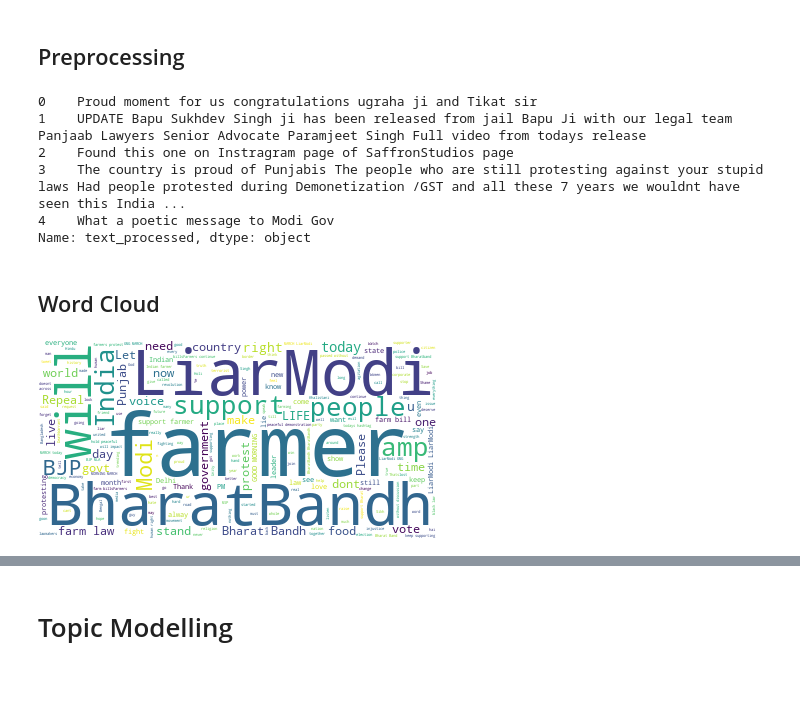
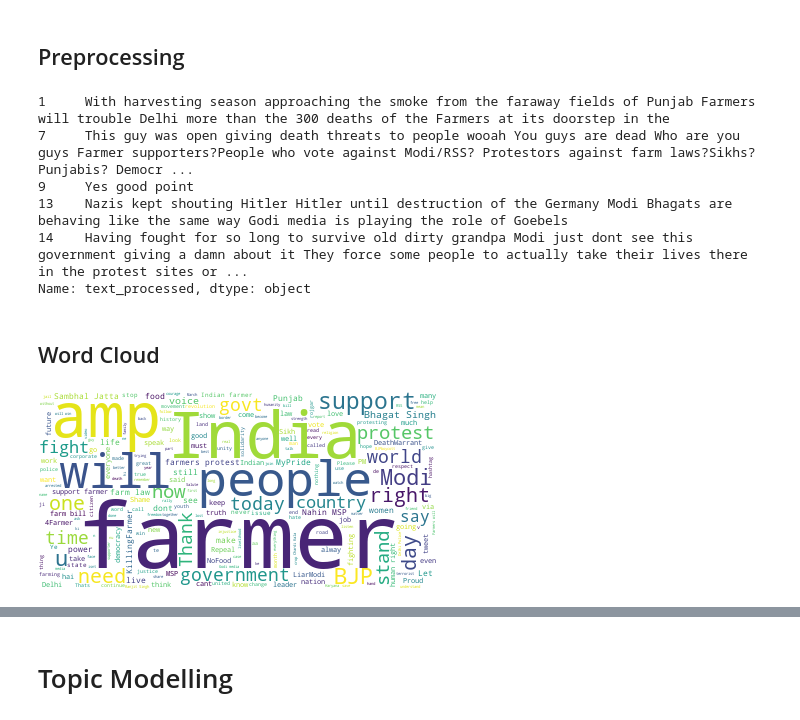
Before and after one commit to RegsonDR/Social-Media-Analytics, a Jupyter notebook: src/main.ipynb, the cells around one changed output, grey strips where cells are left out. Drawn from its saved outputs; the diff is of its cells as text; code cells hidden in the pictures; blank space fills up the shorter version.

```diff
--- a/src/main.ipynb
+++ b/src/main.ipynb
@@ -52,7 +52,7 @@ from nltk.corpus import stopwords
 ## Set up config information
 # %%
 # CSV Names
-RAW_CSV_NAME = "raw_tweets.csv"
+RAW_CSV_NAME = "raw_tweets_general_large.csv"
 PREPROCESSED_CSV_NAME = "preprocessed_tweets.csv"
 
 # Twitter API Credentials
@@ -104,7 +116,7 @@ raw_tweets = pd.read_csv(RAW_CSV_NAME, quotechar='"', encoding='utf8')
 ## Preprocessing
 # %%
 tweets_df = raw_tweets.copy()
-tweets_df['text_processed'] = raw_tweets['text']
+tweets_df['text_processed'] = raw_tweets['content']
 
 # Remove any links
 tweets_df['text_processed'] = tweets_df['text_processed'].map(lambda x: re.sub(r'http\S+', '', x))
@@ -156,28 +168,26 @@ processed_tweets_df = pd.DataFrame(data=tweets_df)
 print(processed_tweets_df['text_processed'].head())
 processed_tweets_df.to_csv(PREPROCESSED_CSV_NAME, quotechar='"', encoding='utf8', index = False, header=True)
 # %% [output]
-0    Proud moment for us congratulations ugraha ji and Tikat sir
-1    UPDATE Bapu Sukhdev Singh ji has been released from jail Bapu Ji with our legal team Panjaab Lawyers Senior Advocate Paramjeet Singh Full video from todays release
-2    Found this one on Instragram page of SaffronStudios page
-3    The country is proud of Punjabis The people who are still protesting against your stupid laws Had people protested during Demonetization /GST and all these 7 years we wouldnt have seen this India ...
-4    What a poetic message to Modi Gov
+1     With harvesting season approaching the smoke from the faraway fields of Punjab Farmers will trouble Delhi more than the 300 deaths of the Farmers at its doorstep in the
+7     This guy was open giving death threats to people wooah You guys are dead Who are you guys Farmer supporters?People who vote against Modi/RSS? Protestors against farm laws?Sikhs? Punjabis? Democr ...
+9     Yes good point
+13    Nazis kept shouting Hitler Hitler until destruction of the Germany Modi Bhagats are behaving like the same way Godi media is playing the role of Goebels
+14    Having fought for so long to survive old dirty grandpa Modi just dont see this government giving a damn about it They force some people to actually take their lives there in the protest sites or ...
 Name: text_processed, dtype: object
 # %% [markdown]
  ## Word Cloud
 # %%
-processed_tweets_df = pd.read_csv(PREPROCESSED_CSV_NAME, quotechar='"', encoding='utf8')
-
 # join the words of the different tweets together into one string
 long_string = ' '.join([text for text in processed_tweets_df['text_processed']])
 new_long_string = ' '.join(set(long_string.split(" ")))
 
 # create a WordCloud object
 wordcloud = WordCloud(background_color="white", max_words=1000, contour_width=3, contour_color='steelblue')
 
 # generate a word cloud
 wordcloud.generate(long_string)
 
 # visualize the word cloud
 wordcloud.to_image()
 # %% [output]
-[figure, old version]
+[figure, new version]
```
Also changed, not shown: parts of 28 cells of this notebook, 10 other files.
